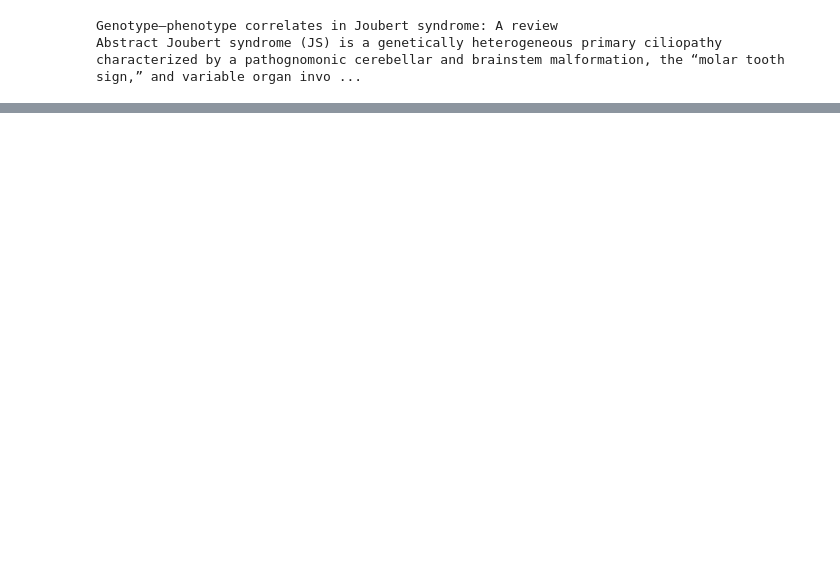
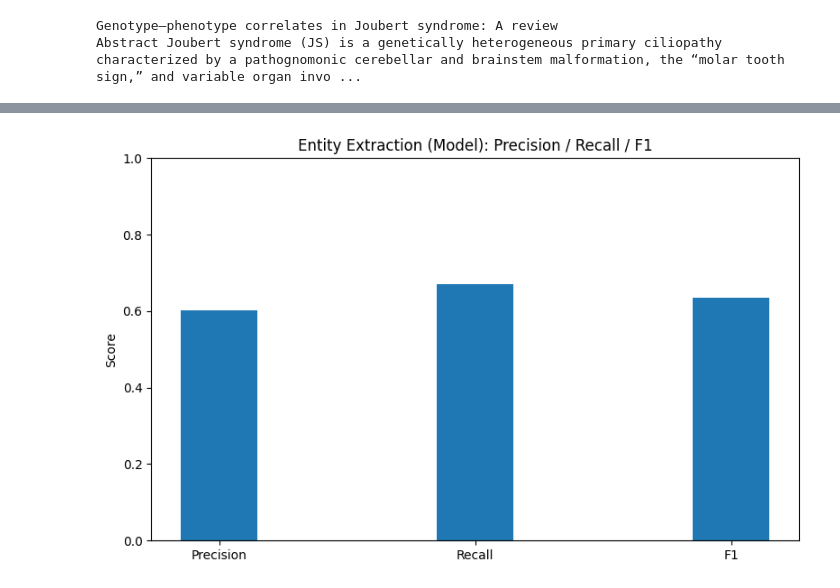
Before and after one commit to Magura23/rare_disease_pipeline, a Jupyter notebook: notebooks/server.ipynb, the cells around one changed output, grey strips where cells are left out. Saved outputs shown, nothing was run; the diff lists cells and outputs as text; code cells hidden in the pictures; blank space fills up the shorter version.

```diff
--- a/notebooks/server.ipynb
+++ b/notebooks/server.ipynb
@@ -47,7 +77,6 @@ def _entities_from_json_like(
                 etype = e.type.value
             else:
                 etype = str(e.type)
-                # if it's something like "EntityType.gene", strip prefix
                 if "." in etype:
                     etype = etype.split(".")[-1]
 
@@ -73,7 +102,7 @@ def _entities_from_json_like(
         else:
             norm_name = _normalize_entity_name(name)
 
-        result.add((_normalize_entity_name(norm_name), str(etype)))
+        result.add((norm_name, str(etype)))
     return result
 
 
@@ -113,7 +142,7 @@ def evaluate_extraction(
 import json
 from pathlib import Path
 
-json_path = Path("../golden/abstract.json")
+json_path = Path("../golden/para_0.json")
 
 with json_path.open("r", encoding="utf-8") as f:
     gold_p1 = json.load(f)
@@ -207,0 +440,17 @@ chronic kidney disease rare_disease
+# %%
+ metrics = evaluate_extraction(, result)
+    total_tp_m += metrics["true_positives"]
+    total_fp_m += metrics["false_positives"]
+    total_fn_m += metrics["false_negatives"]
+
+precision_m = total_tp_m/ (total_tp_m+ total_fp_m) if (total_tp_m+ total_fp_m) > 0 else 0.0
+recall_m    = total_tp_m/ (total_tp_m+ total_fn_m) if (total_tp_m+ total_fn_m) > 0 else 0.0
+f1_m = (
+    2 * precision_m * recall_m / (precision_m + recall_m)
+    if (precision_m + recall_m) > 0
+    else 0.0
+)
+
+print("Precision:", precision_m)
+print("Recall:", recall_m)
+print("F1:", f1_m)
@@ -207,0 +540,22 @@ chronic kidney disease rare_disease
+# %%
+import matplotlib.pyplot as plt
+
+def plot_prf(precision, recall, f1, model_name="Model"):
+    metrics = ["Precision", "Recall", "F1"]
+    values = [precision, recall, f1]
+
+    x = range(len(metrics))
+
+    plt.figure(figsize=(8, 5))
+    plt.bar(x, values, width=0.3)
+
+    plt.ylim(0, 1.0)
+    plt.xticks(x, metrics)
+    plt.ylabel("Score")
+    plt.title(f"Entity Extraction ({model_name}): Precision / Recall / F1")
+    plt.tight_layout()
+    plt.show()
+# %%
+plot_prf(precision_m,recall_m, f1_m)
+# %% [output]
+[figure, added]
```
Also changed, not shown: parts of 15 cells of this notebook, 2 other files.
